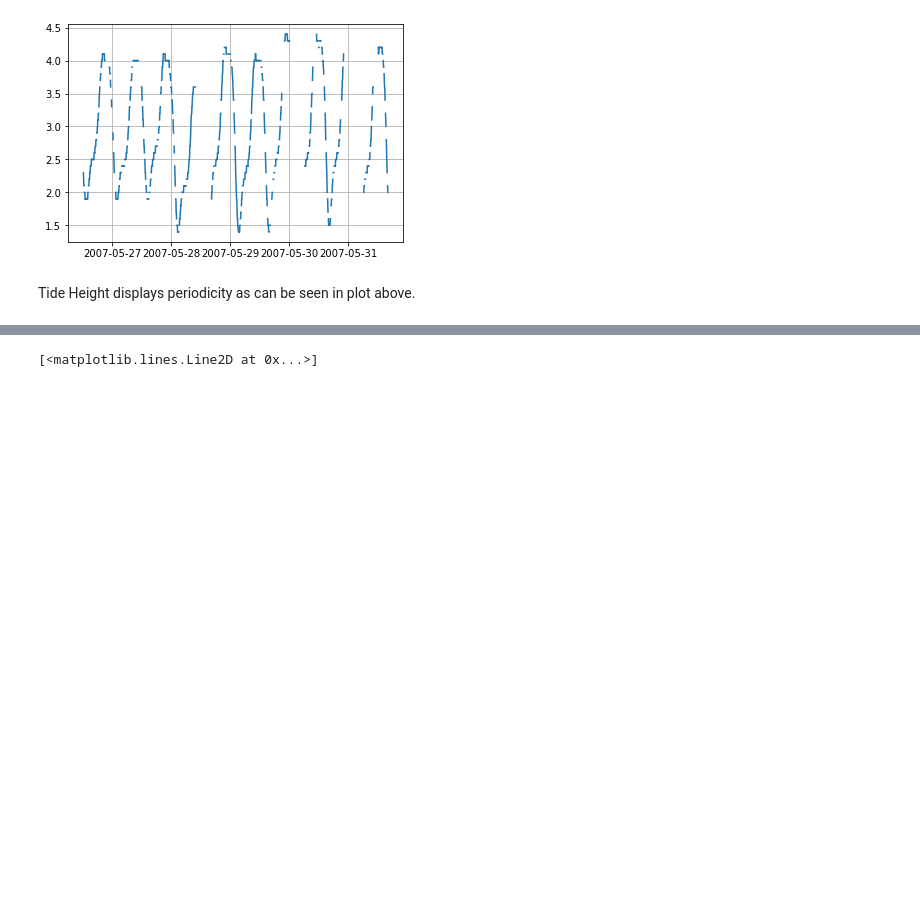
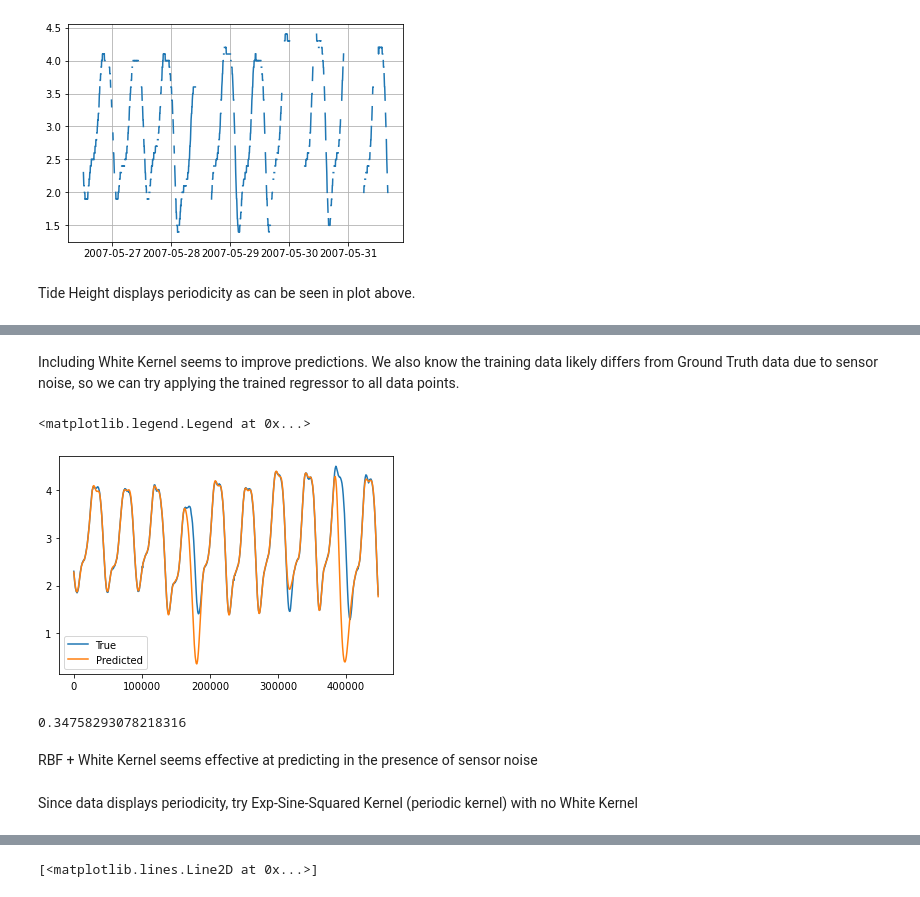
Before and after one commit to terencetan-c/Gaussian-Process-Lab, a Jupyter notebook: Lab exercise.ipynb, the cells around one changed output, grey strips where cells are left out. Saved outputs shown, nothing was run; the diff lists cells and outputs as text; code cells hidden in the pictures; blank space fills up the shorter version.

```diff
--- a/Lab exercise.ipynb
+++ b/Lab exercise.ipynb
@@ -89,3 +141,24 @@ plt.legend()
+# %% [markdown]
+Including White Kernel seems to improve predictions.
+We also know the training data likely differs from Ground Truth data due to sensor noise, so we can try applying the trained regressor to all data points.
+# %%
+answer=gpr.predict(df_index.index.to_numpy().reshape(-1,1))
+# %%
+plt.plot(df_index.index.to_numpy().reshape(-1,1),y_true,label='True')
+plt.plot(df_index.index,answer,label='Predicted')
+plt.legend()
+# %% [output]
+<matplotlib.legend.Legend at 0x...>
+[figure, added]
+# %%
+rms_error = np.sqrt(np.average(np.square(answer-y_true.to_numpy().reshape(-1,1))))
+print(rms_error)
+# %% [output]
+0.34758293078218316
+# %% [markdown]
+RBF + White Kernel seems effective at predicting in the presence of sensor noise
+# %% [markdown]
+Since data displays periodicity, try Exp-Sine-Squared Kernel (periodic kernel) with no White Kernel
 # %%
 kernel3=gp.kernels.ExpSineSquared() + gp.kernels.WhiteKernel()
 # %%
```
Also changed, not shown: parts of 27 cells of this notebook, 7 other files.
